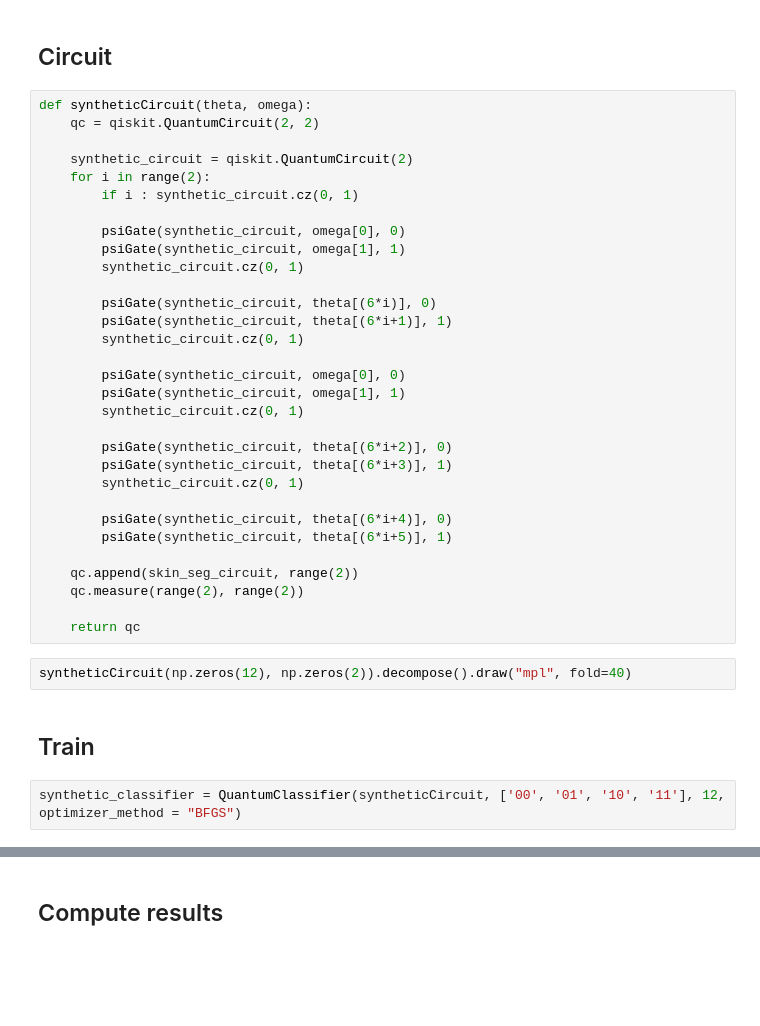
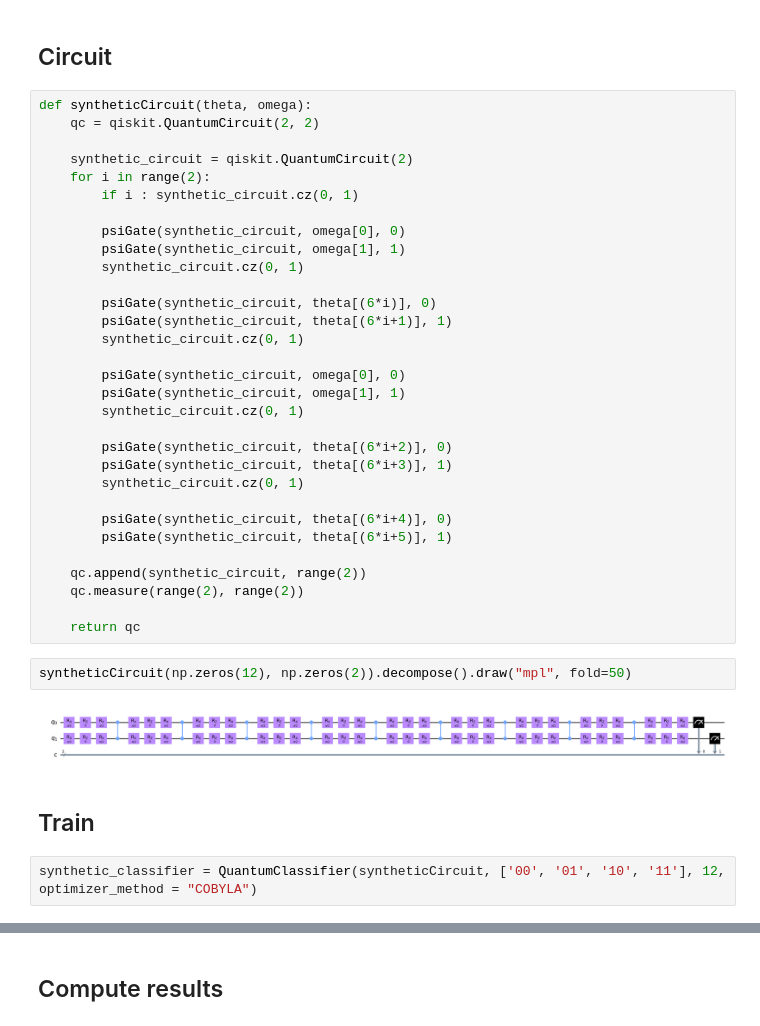
Before and after one commit to GemCarr/QML, a Jupyter notebook: qml.ipynb, the cells around one changed output, grey strips where cells are left out. Saved outputs shown, nothing was run; the diff lists cells and outputs as text; blank space fills up the shorter version.

```diff
--- a/qml.ipynb
+++ b/qml.ipynb
@@ -746,14 +803,16 @@ def syntheticCircuit(theta, omega):
         psiGate(synthetic_circuit, theta[(6*i+4)], 0)
         psiGate(synthetic_circuit, theta[(6*i+5)], 1)
 
-    qc.append(skin_seg_circuit, range(2))
+    qc.append(synthetic_circuit, range(2))
     qc.measure(range(2), range(2))
 
     return qc
 # %%
-syntheticCircuit(np.zeros(12), np.zeros(2)).decompose().draw("mpl", fold=40)
+syntheticCircuit(np.zeros(12), np.zeros(2)).decompose().draw("mpl", fold=50)
+# %% [output]
+[figure, added]
 # %% [markdown]
 ## Train
 # %%
-synthetic_classifier = QuantumClassifier(syntheticCircuit, ['00', '01', '10', '11'], 12, optimizer_method = "BFGS")
+synthetic_classifier = QuantumClassifier(syntheticCircuit, ['00', '01', '10', '11'], 12, optimizer_method = "COBYLA")
 # %%
```
Also changed, not shown: parts of 24 cells of this notebook.
